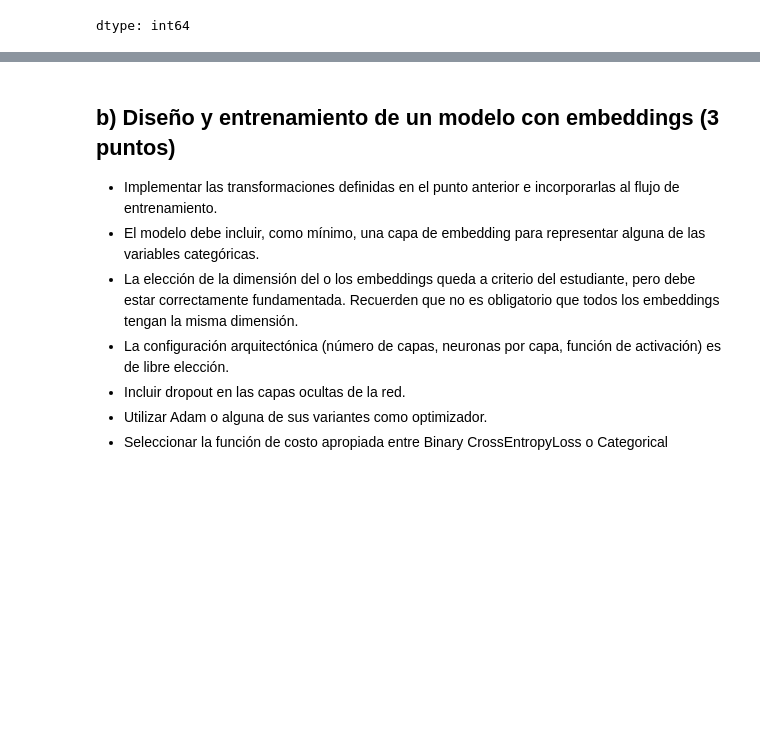
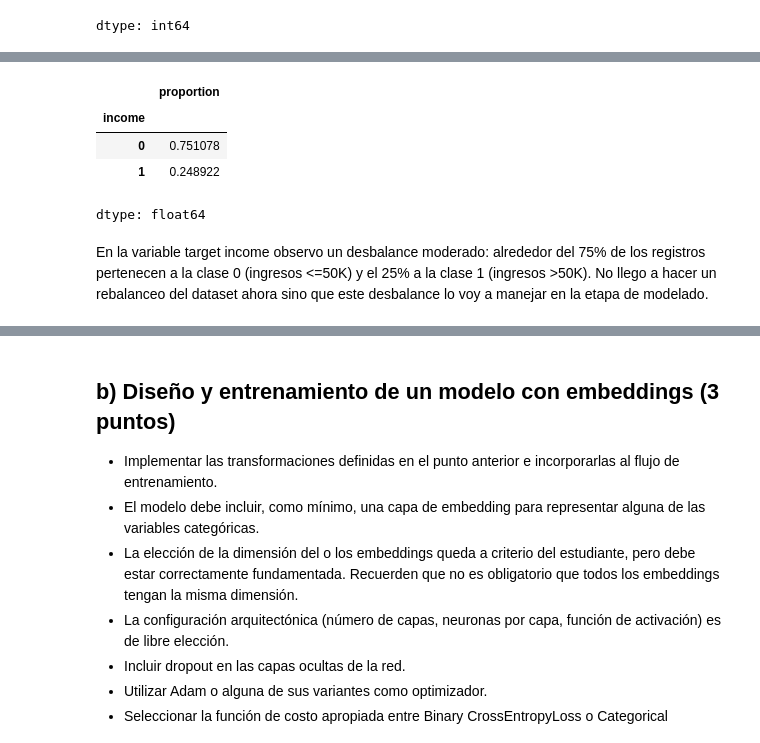
Before and after one commit to jbrazonath/TP_AP, a Jupyter notebook: BRAZON-JOSMAR-DL-TP2-Co22.ipynb, the cells around one changed output, grey strips where cells are left out. Saved outputs shown, nothing was run; the diff lists cells and outputs as text; code cells hidden in the pictures; blank space fills up the shorter version.

```diff
--- a/BRAZON-JOSMAR-DL-TP2-Co22.ipynb
+++ b/BRAZON-JOSMAR-DL-TP2-Co22.ipynb
@@ -353,0 +403,19 @@ dtype: int64
+# %%
+from sklearn.preprocessing import MinMaxScaler
+
+num_cols = ['age', 'capital-gain', 'capital-loss', 'hours-per-week']
+
+scaler = MinMaxScaler()
+df_train[num_cols] = scaler.fit_transform(df_train[num_cols])
+df_val[num_cols]   = scaler.transform(df_val[num_cols])
+# %%
+df_train['income'].value_counts(normalize=True)
+# %% [output]
+|  | proportion |
+| income |  |
+| 0 | 0.751078 |
+| 1 | 0.248922 |
+dtype: float64
+# %% [markdown]
+En la variable target income observo un desbalance moderado: alrededor del 75% de los registros pertenecen a la clase 0 (ingresos <=50K) y el 25% a la clase 1 (ingresos >50K).
+No llego a hacer un rebalanceo del dataset ahora sino que este desbalance lo voy a manejar en la etapa de modelado.
```
Also changed, not shown: parts of 8 cells of this notebook.
